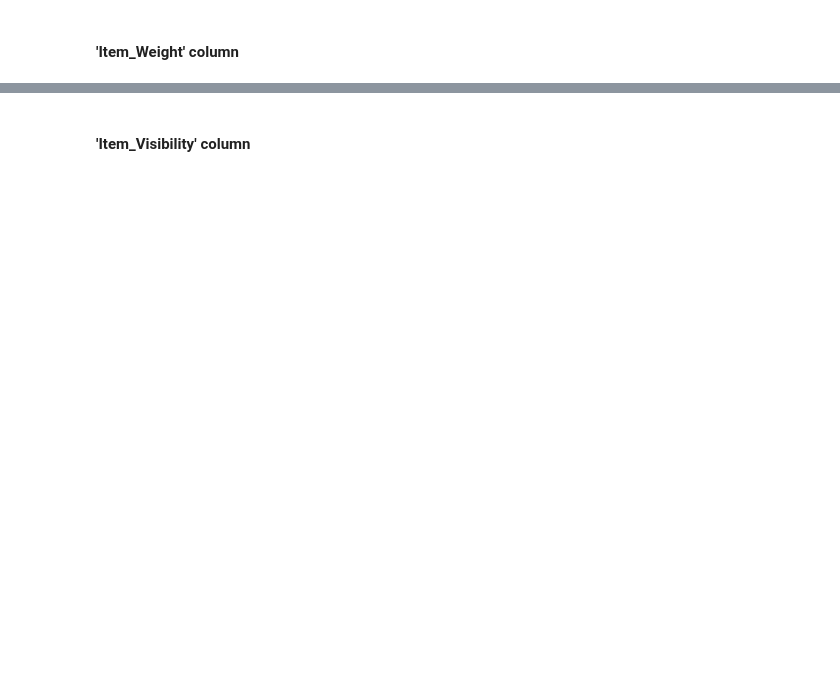
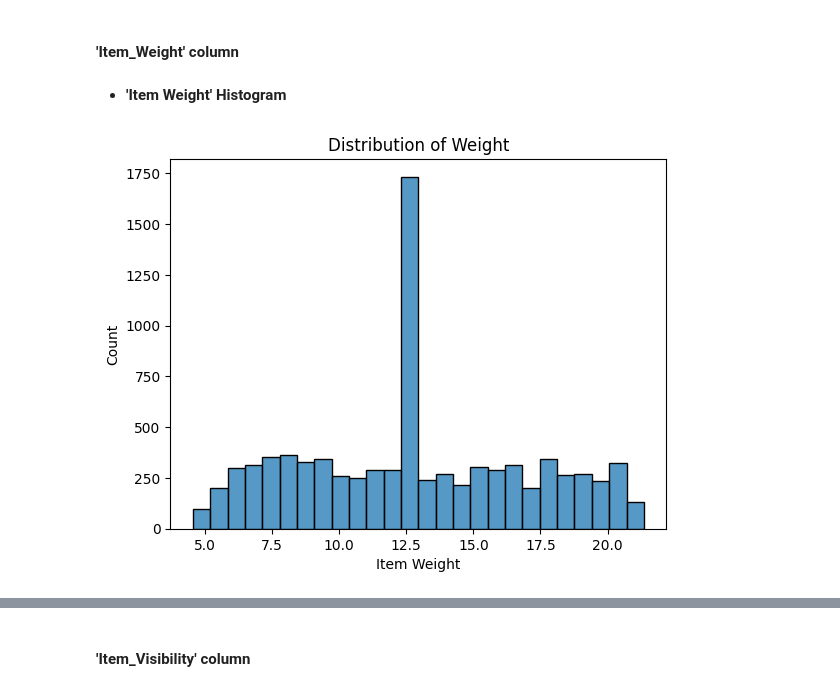
Before and after one commit to patelmedha/Prediction-of-Product-Sales, a Jupyter notebook: PREDICTION_OF_PRODUCT_SALES.ipynb, the cells around one changed output, grey strips where cells are left out. Cells and saved outputs as stored; diff of their text form; code cells hidden in the pictures; blank space fills up the shorter version.

```diff
--- a/PREDICTION_OF_PRODUCT_SALES.ipynb
+++ b/PREDICTION_OF_PRODUCT_SALES.ipynb
@@ -688,0 +686,18 @@ df.describe(include=('number'))
+# %% [markdown]
+- **'Item Weight' Histogram**
+# %%
+## Define a MatplotLib ax object using seaborn.histplot()
+## Default Bins = 'auto'
+fig , ax = plt.subplots()
+
+ax= sns.histplot(data = df, x = 'Item_Weight')
+
+
+
+
+#Set title name and axis names
+ax.set_title('Distribution of Weight')
+ax.set_xlabel('Item Weight')
+ax.set_ylabel("Count");
+# %% [output]
+[figure, added]
```
Also changed, not shown: parts of 52 cells of this notebook.
